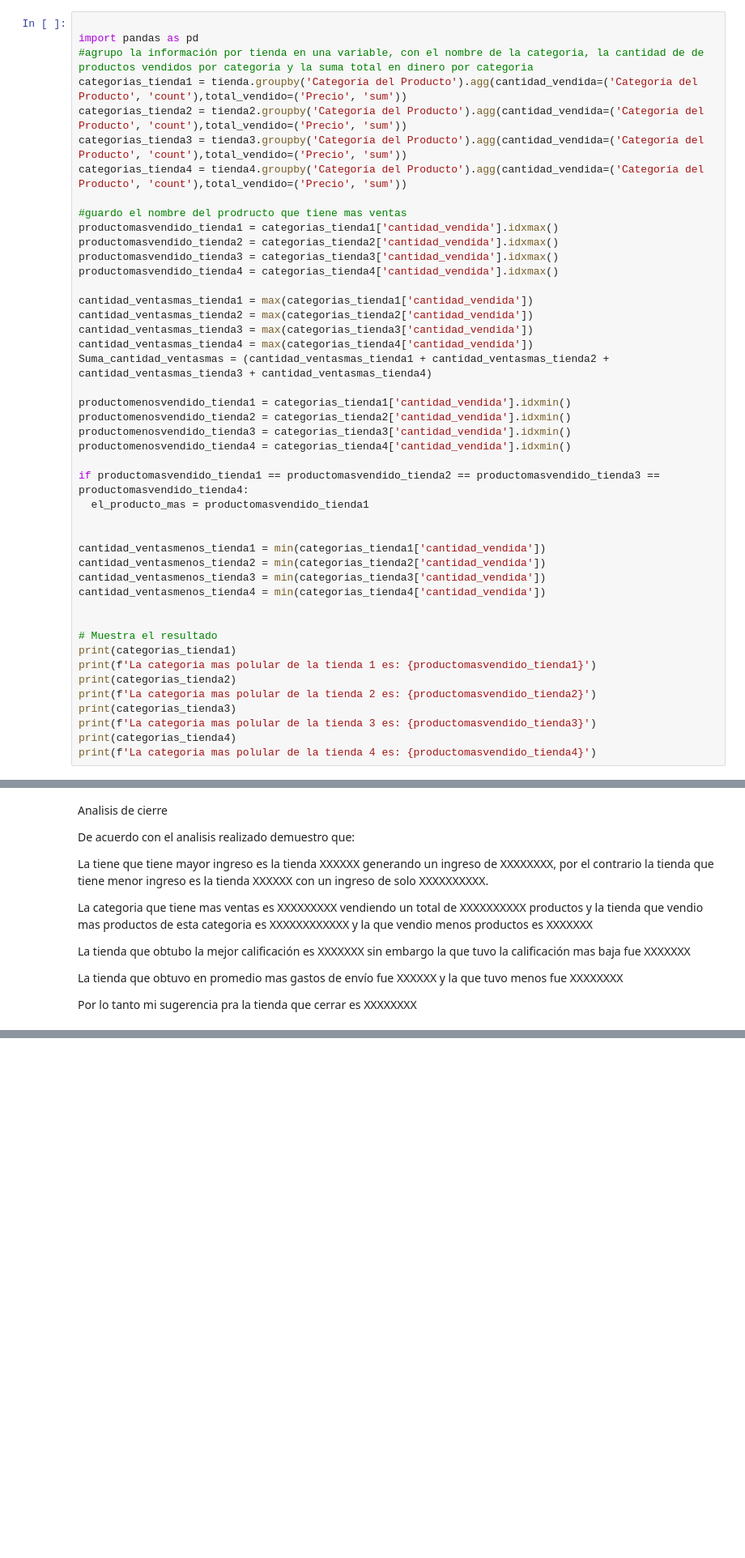
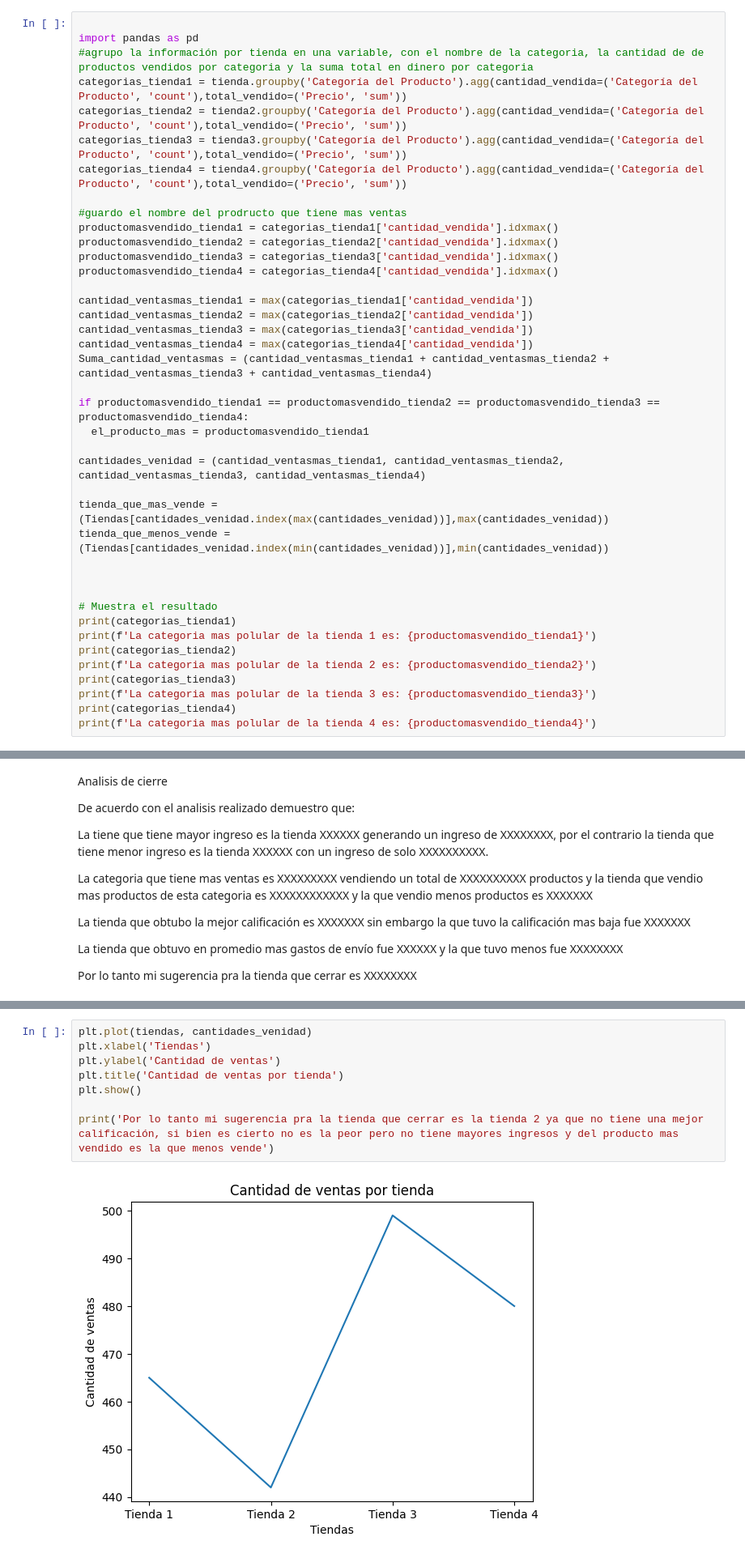
Before and after one commit to GisseYo/challenge1-data-science-latam, a Jupyter notebook: AluraStoreLatam.ipynb, the cells around one changed output, grey strips where cells are left out. Shown at 81% size. Drawn from its saved outputs; the diff is of its cells as text; blank space fills up the shorter version.

```diff
--- a/AluraStoreLatam.ipynb
+++ b/AluraStoreLatam.ipynb
@@ -80,19 +80,14 @@ cantidad_ventasmas_tienda3 = max(categorias_tienda3['cantidad_vendida'])
 cantidad_ventasmas_tienda4 = max(categorias_tienda4['cantidad_vendida'])
 Suma_cantidad_ventasmas = (cantidad_ventasmas_tienda1 + cantidad_ventasmas_tienda2 + cantidad_ventasmas_tienda3 + cantidad_ventasmas_tienda4)
 
-productomenosvendido_tienda1 = categorias_tienda1['cantidad_vendida'].idxmin()
-productomenosvendido_tienda2 = categorias_tienda2['cantidad_vendida'].idxmin()
-productomenosvendido_tienda3 = categorias_tienda3['cantidad_vendida'].idxmin()
-productomenosvendido_tienda4 = categorias_tienda4['cantidad_vendida'].idxmin()
-
 if productomasvendido_tienda1 == productomasvendido_tienda2 == productomasvendido_tienda3 == productomasvendido_tienda4:
   el_producto_mas = productomasvendido_tienda1
 
+cantidades_venidad = (cantidad_ventasmas_tienda1, cantidad_ventasmas_tienda2, cantidad_ventasmas_tienda3, cantidad_ventasmas_tienda4)
 
-cantidad_ventasmenos_tienda1 = min(categorias_tienda1['cantidad_vendida'])
-cantidad_ventasmenos_tienda2 = min(categorias_tienda2['cantidad_vendida'])
-cantidad_ventasmenos_tienda3 = min(categorias_tienda3['cantidad_vendida'])
-cantidad_ventasmenos_tienda4 = min(categorias_tienda4['cantidad_vendida'])
+tienda_que_mas_vende = (Tiendas[cantidades_venidad.index(max(cantidades_venidad))],max(cantidades_venidad))
+tienda_que_menos_vende = (Tiendas[cantidades_venidad.index(min(cantidades_venidad))],min(cantidades_venidad))
+
 
 
 # Muestra el resultado
@@ -266,0 +287,10 @@ por el contrario la tienda que tiene menor ingreso es la Tienda 4 con un ingreso
+# %%
+plt.plot(tiendas, cantidades_venidad)
+plt.xlabel('Tiendas')
+plt.ylabel('Cantidad de ventas')
+plt.title('Cantidad de ventas por tienda')
+plt.show()
+
+print('Por lo tanto mi sugerencia pra la tienda que cerrar es la tienda 2 ya que no tiene una mejor calificación, si bien es cierto no es la peor pero no tiene mayores ingresos y del producto mas vendido es la que menos vende')
+# %% [output]
+[figure, added]
```
Also changed, not shown: parts of 5 cells of this notebook.
